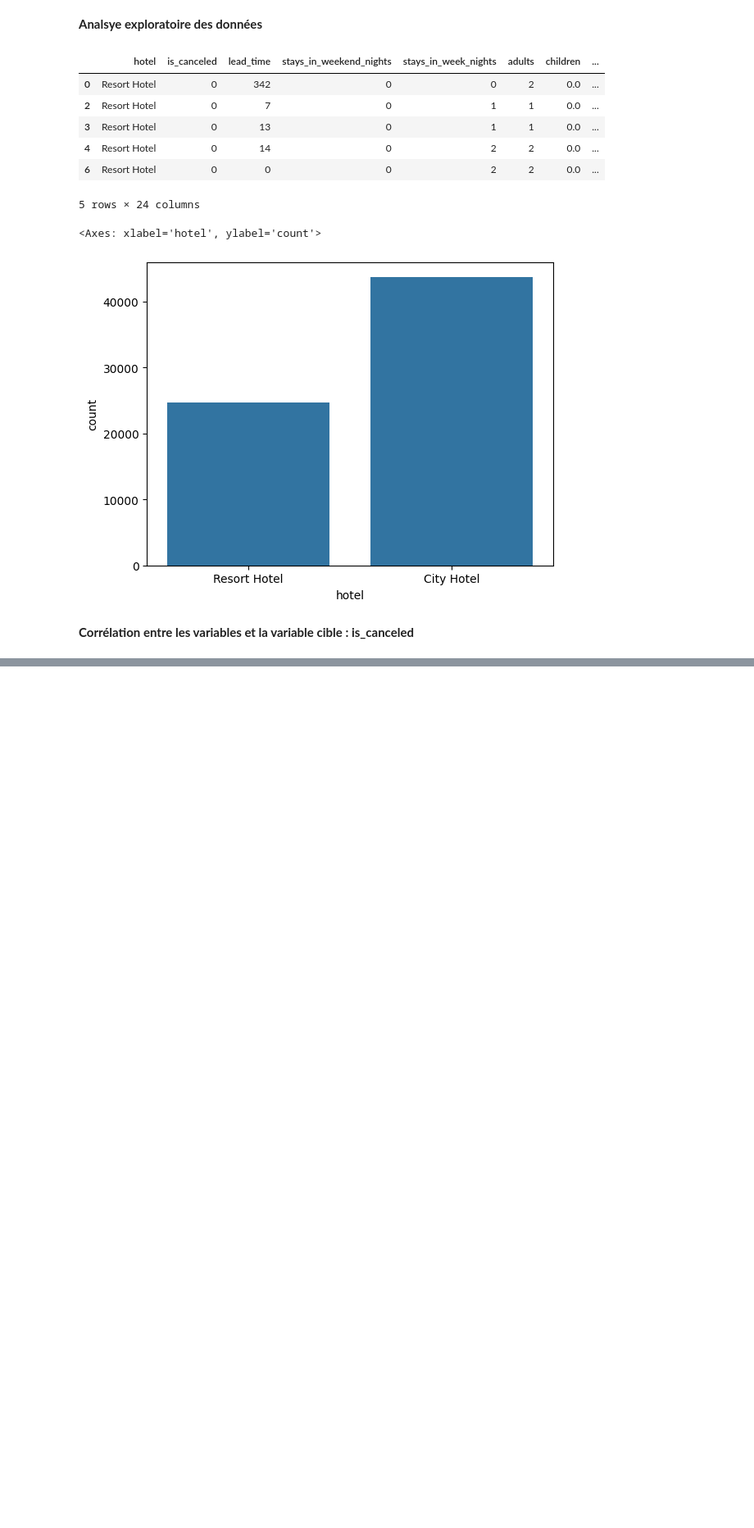
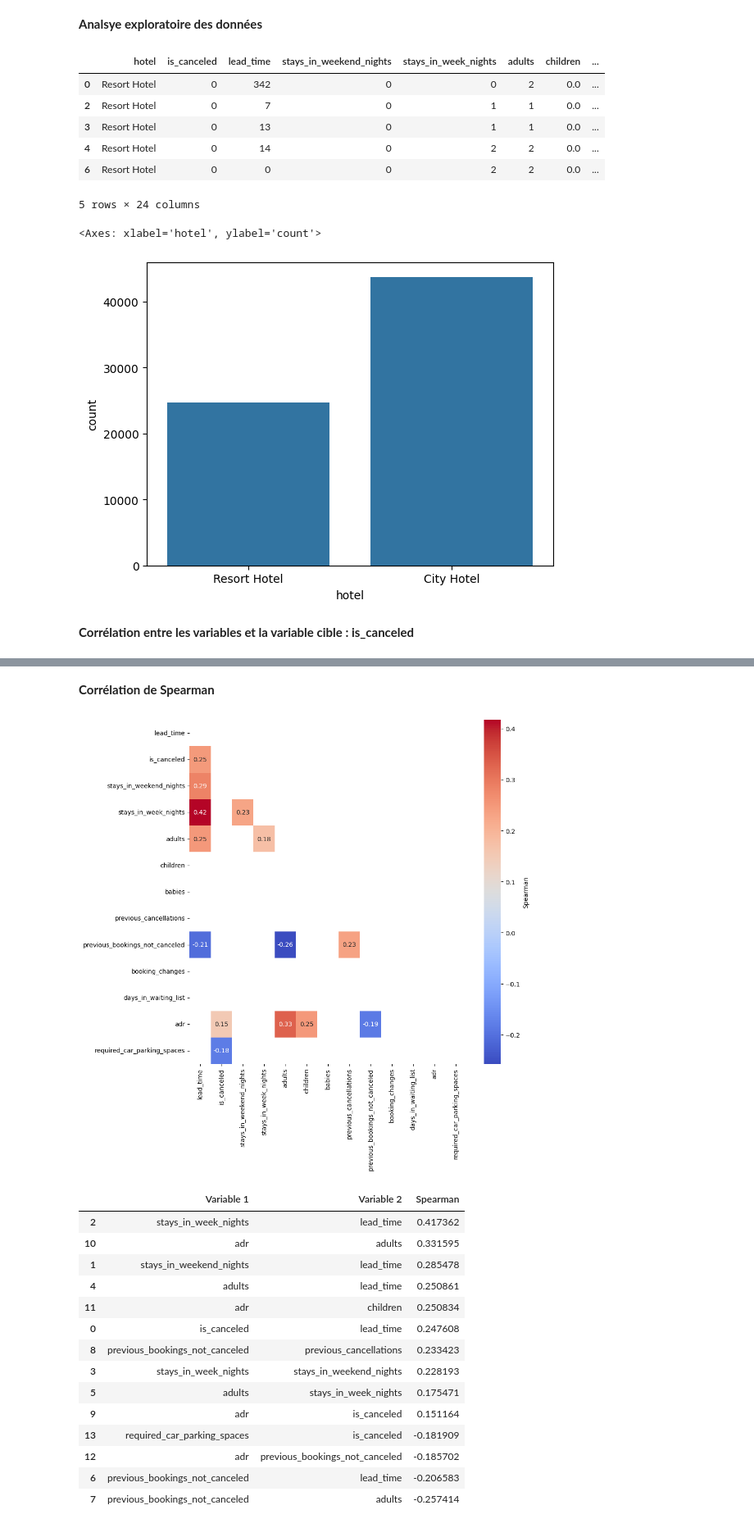
Before and after one commit to Augustin0412/projet_poster_M2, a Jupyter notebook: Python/Analyse2_AH.ipynb, the cells around one changed output, grey strips where cells are left out. Shown at 82% size. Saved outputs shown, nothing was run; the diff lists cells and outputs as text; code cells hidden in the pictures; blank space fills up the shorter version.

```diff
--- a/Python/Analyse2_AH.ipynb
+++ b/Python/Analyse2_AH.ipynb
@@ -456,0 +453,57 @@ AttributeError: module 'matplotlib' has no attribute 'bar'
+# %% [markdown]
+**Corrélation de Spearman**
+# %%
+pd.set_option('display.max_rows', None)
+pd.set_option('display.max_columns', None)
+from scipy.stats import spearmanr
+
+# Select the quantitative variables
+quantitative_vars = ['lead_time', 'is_canceled', 'stays_in_weekend_nights', 'stays_in_week_nights', 'adults', 'children', 'babies', 'previous_cancellations', 'previous_bookings_not_canceled', 'booking_changes', 'days_in_waiting_list', 'adr', 'required_car_parking_spaces']
+
+# Calculate the Spearman correlation matrix
+correlation_matrix = df[quantitative_vars].corr(method='spearman')
+
+# Print the correlation matrix
+correlation_matrix
+
+correlation_matrix = correlation_matrix[(correlation_matrix > 0.15) | (correlation_matrix < -0.15)]
+
+#afficher suelement la moitié inférieure de la heatmap
+mask = np.triu(np.ones_like(correlation_matrix, dtype=bool))
+correlation_matrix = correlation_matrix.mask(mask)
+#fais une heatmap pour les résultats
+import seaborn as sns
+import matplotlib.pyplot as plt
+plt.figure(figsize=(10,10))
+sns.heatmap(correlation_matrix, annot=True, cmap="coolwarm", cbar_kws={'label': 'Spearman'})
+plt.show()
+
+#Corrélation de Spearman
+#montre les résultats sous la forme de dataframe avec 3 colonnes : variable 1, variable 2, Spearman
+correlation_matrix = correlation_matrix.stack().reset_index()
+correlation_matrix.columns = ['Variable 1', 'Variable 2', 'Spearman']
+#tri par ordre décroissant de Spearman
+correlation_matrix.sort_values(by='Spearman', ascending=False, inplace=True)
+#supprime les lignes où la variable 1 est égale à la variable 2
+correlation_matrix = correlation_matrix[correlation_matrix['Variable 1'] != correlation_matrix['Variable 2']]
+#supprime les lignes en double
+correlation_matrix = correlation_matrix.drop_duplicates(subset='Spearman', keep='first')
+correlation_matrix
+#affiche tout le dataframe
+# %% [output]
+[figure, added]
+|  | Variable 1 | Variable 2 | Spearman |
+| 2 | stays_in_week_nights | lead_time | 0.417362 |
+| 10 | adr | adults | 0.331595 |
+| 1 | stays_in_weekend_nights | lead_time | 0.285478 |
+| 4 | adults | lead_time | 0.250861 |
+| 11 | adr | children | 0.250834 |
+| 0 | is_canceled | lead_time | 0.247608 |
+| 8 | previous_bookings_not_canceled | previous_cancellations | 0.233423 |
+| 3 | stays_in_week_nights | stays_in_weekend_nights | 0.228193 |
+| 5 | adults | stays_in_week_nights | 0.175471 |
+| 9 | adr | is_canceled | 0.151164 |
+| 13 | required_car_parking_spaces | is_canceled | -0.181909 |
+| 12 | adr | previous_bookings_not_canceled | -0.185702 |
+| 6 | previous_bookings_not_canceled | lead_time | -0.206583 |
+| 7 | previous_bookings_not_canceled | adults | -0.257414 |
```
Also changed, not shown: parts of 14 cells of this notebook, 3 other files.
